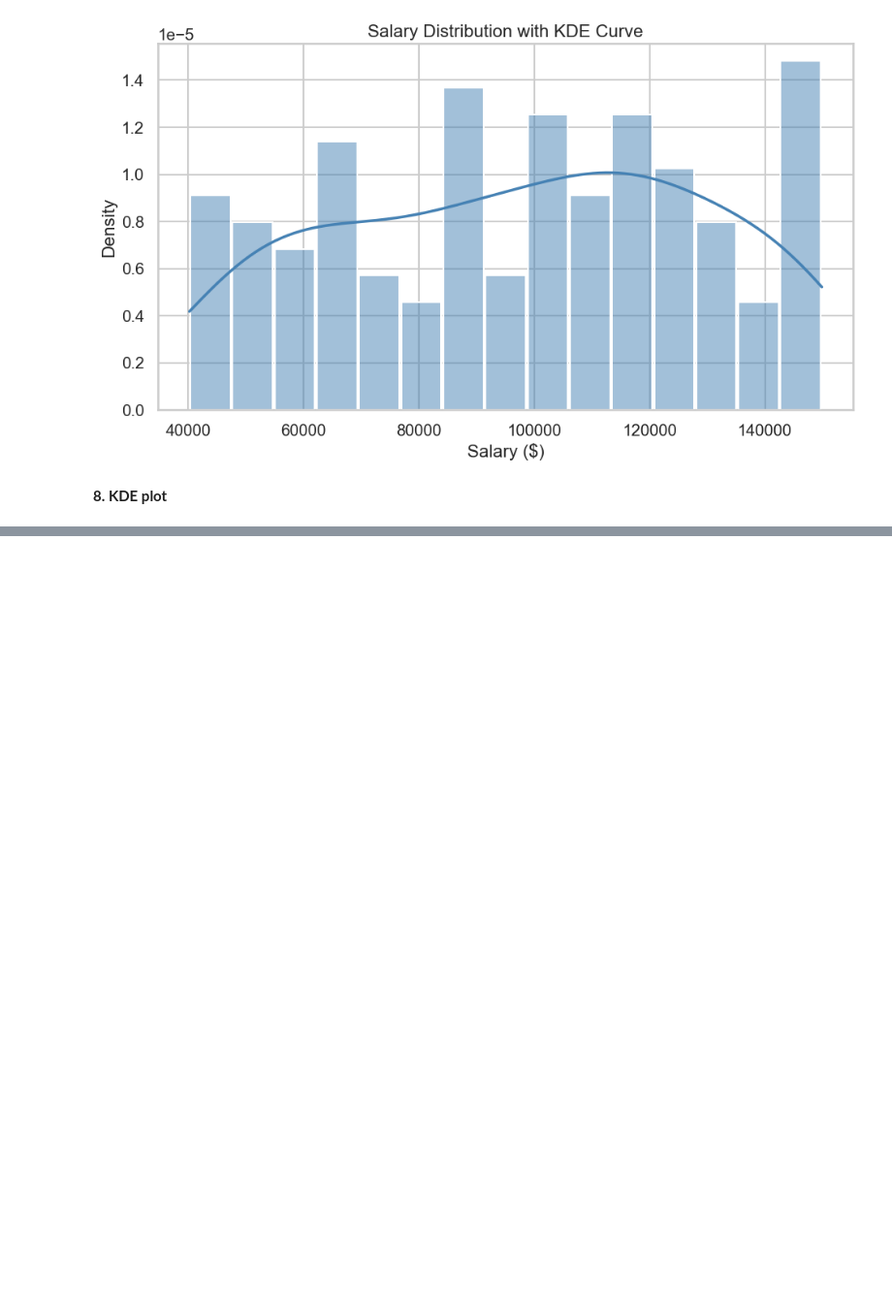
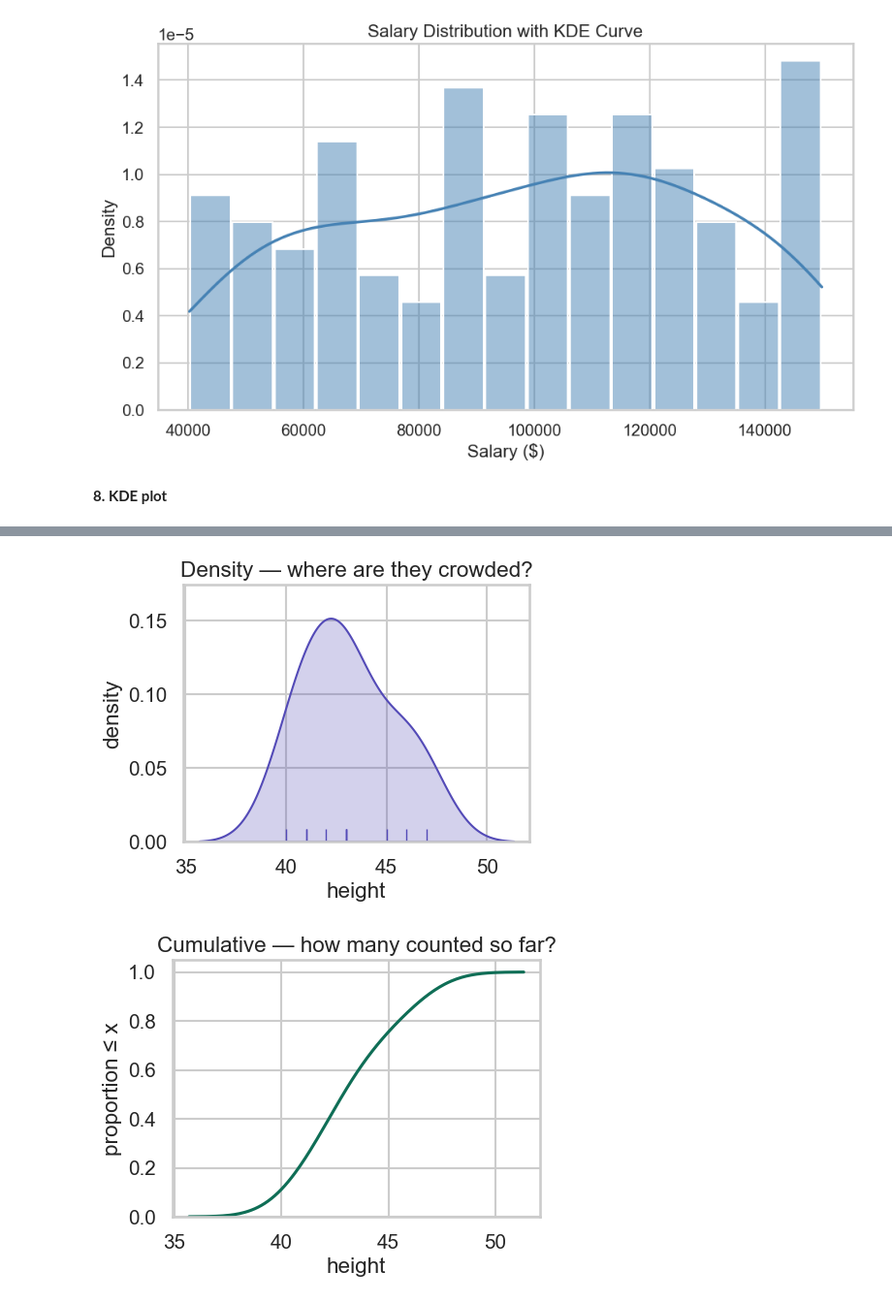
Before and after one commit to FarhanKhan1/DA_project, a Jupyter notebook: seaborn_guidline.ipynb, the cells around one changed output, grey strips where cells are left out. Shown at 97% size. Drawn from its saved outputs; the diff is of its cells as text; code cells hidden in the pictures; blank space fills up the shorter version.

Commit message:
seaborn second commit

```diff
--- a/seaborn_guidline.ipynb
+++ b/seaborn_guidline.ipynb
@@ -552,0 +553,27 @@ plt.show()
+# %%
+import seaborn as sns
+import matplotlib.pyplot as plt
+
+heights = [40, 41, 41, 42, 43, 43, 43, 45, 46, 47]
+
+# --- Plot 1: density (axes-level) ---
+fig1, ax1 = plt.subplots(figsize=(5, 4))
+sns.kdeplot(x=heights, fill=True, color="#534AB7", ax=ax1)
+sns.rugplot(x=heights, color="#534AB7", height=0.05, ax=ax1)
+ax1.set_title("Density — where are they crowded?")
+ax1.set_xlabel("height")
+ax1.set_ylabel("density")
+plt.tight_layout()
+plt.show()
+
+# --- Plot 2: cumulative (axes-level) ---
+fig2, ax2 = plt.subplots(figsize=(5, 4))
+sns.kdeplot(x=heights, cumulative=True, color="#0F6E56", ax=ax2)
+ax2.set_title("Cumulative — how many counted so far?")
+ax2.set_xlabel("height")
+ax2.set_ylabel("proportion ≤ x")
+plt.tight_layout()
+plt.show()
+# %% [output]
+[figure, added]
+[figure, added]
```
Also changed, not shown: parts of 13 cells of this notebook.
